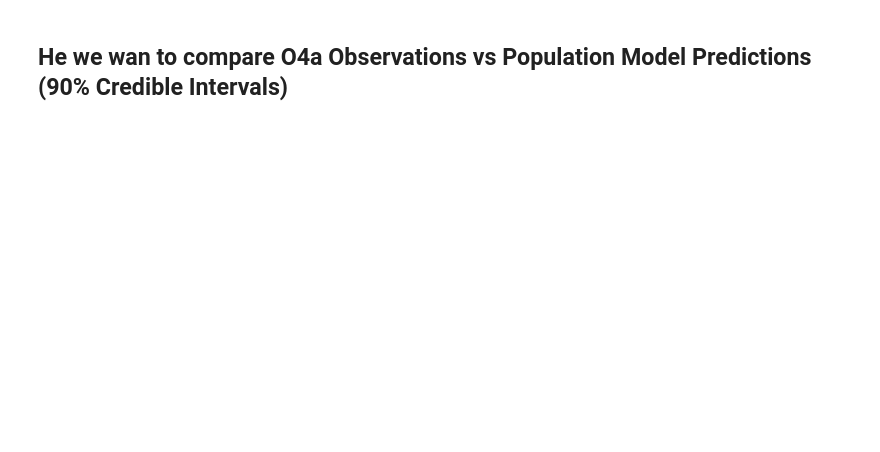
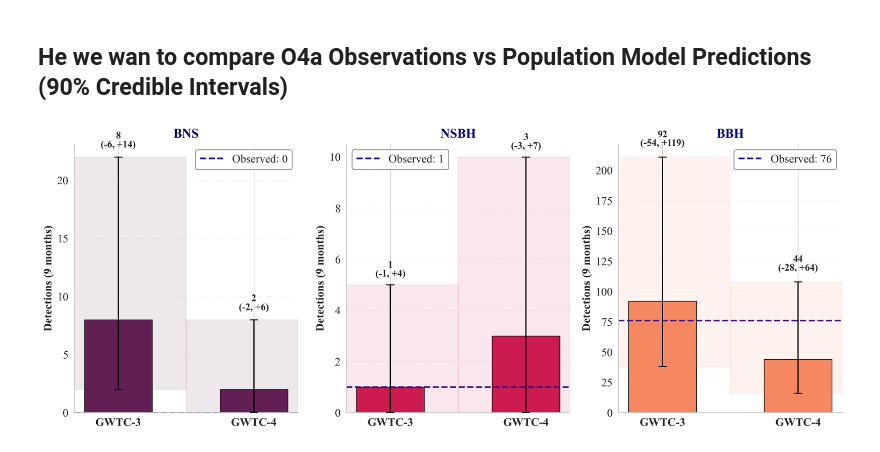
Before and after one commit to weizmannk/cbc-population-distributions, a Jupyter notebook: scripts/detection_rate.ipynb, the cells around one changed output. Cells and saved outputs as stored; diff of their text form; code cells hidden in the pictures; blank space fills up the shorter version.

```diff
--- a/scripts/detection_rate.ipynb
+++ b/scripts/detection_rate.ipynb
@@ -652,39 +771,32 @@ for idx, pop in enumerate(populations):
 
         ax.text(
             bar.get_x() + bar.get_width() / 2.0,
             text_y,
             label_text,
             ha="center",
             va="bottom",
             fontsize=12,
             fontweight="bold",
             linespacing=1,
         )
 
     ax.set_xticks(x_pos)
     ax.set_xticklabels(
         [MODEL_NAMES[m] for m in models], fontsize=14, rotation=0, fontweight="bold"
     )
     ax.set_ylabel("Detections (9 months)", fontsize=14, fontweight="bold")
     ax.set_title(f"{pop}", fontsize=16, fontweight="bold", pad=8, color="navy")
     ax.legend(fontsize=14, framealpha=0.95, edgecolor="gray")
     ax.grid(axis="y", alpha=0.25, linestyle="--", linewidth=0.5)
     ax.set_ylim(bottom=0)
     ax.spines["top"].set_visible(False)
     ax.spines["right"].set_visible(False)
 
 # fig.text(0.5, 0.02, 'Population Model', ha='center', fontsize=10, fontweight='bold')
 # fig.suptitle('O4a Observations vs Population Model Predictions\n(90% Credible Intervals)',
 #               fontsize=11, fontweight='bold', y=0.98)
 
 plt.tight_layout(rect=[0, 0.04, 1, 0.96])
-plt.savefig(
-    "model-prediction_vs_Observation.png",
-    dpi=300,
-    bbox_inches="tight",
-    facecolor="white",
-)
-plt.savefig(
-    "model-prediction_vs_Observation.pdf", bbox_inches="tight", facecolor="white"
-)
 plt.show()
+# %% [output]
+[figure, added]
```
Also changed, not shown: parts of 15 cells of this notebook, 2 other files.
